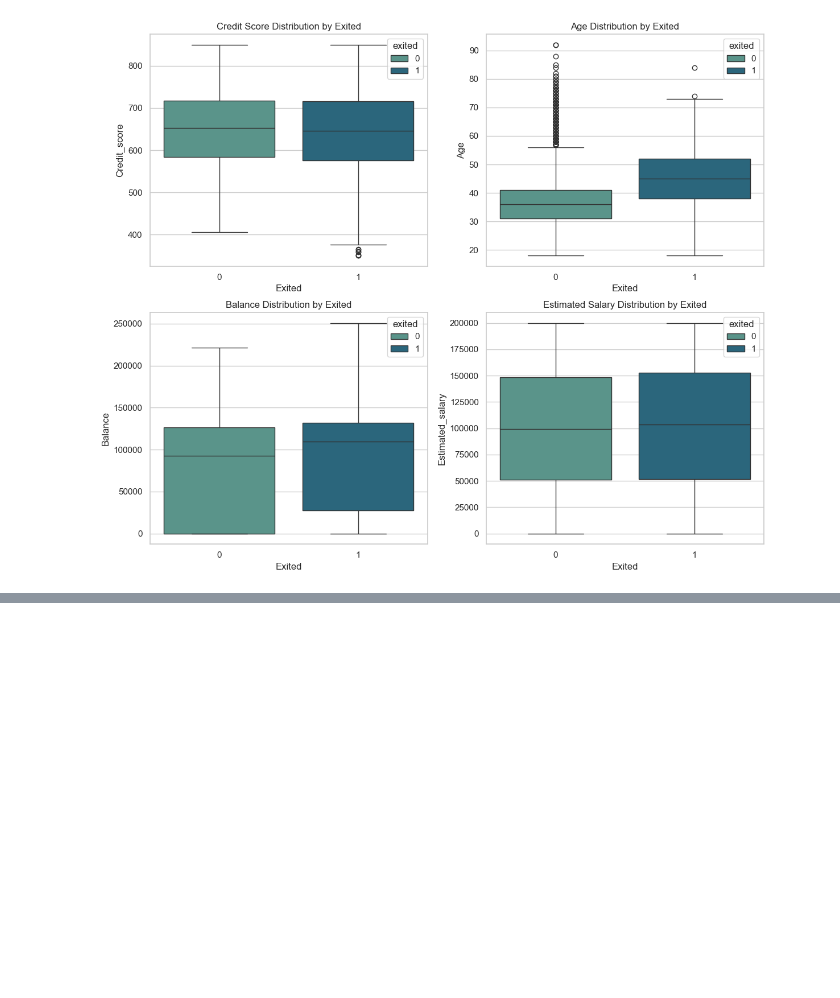
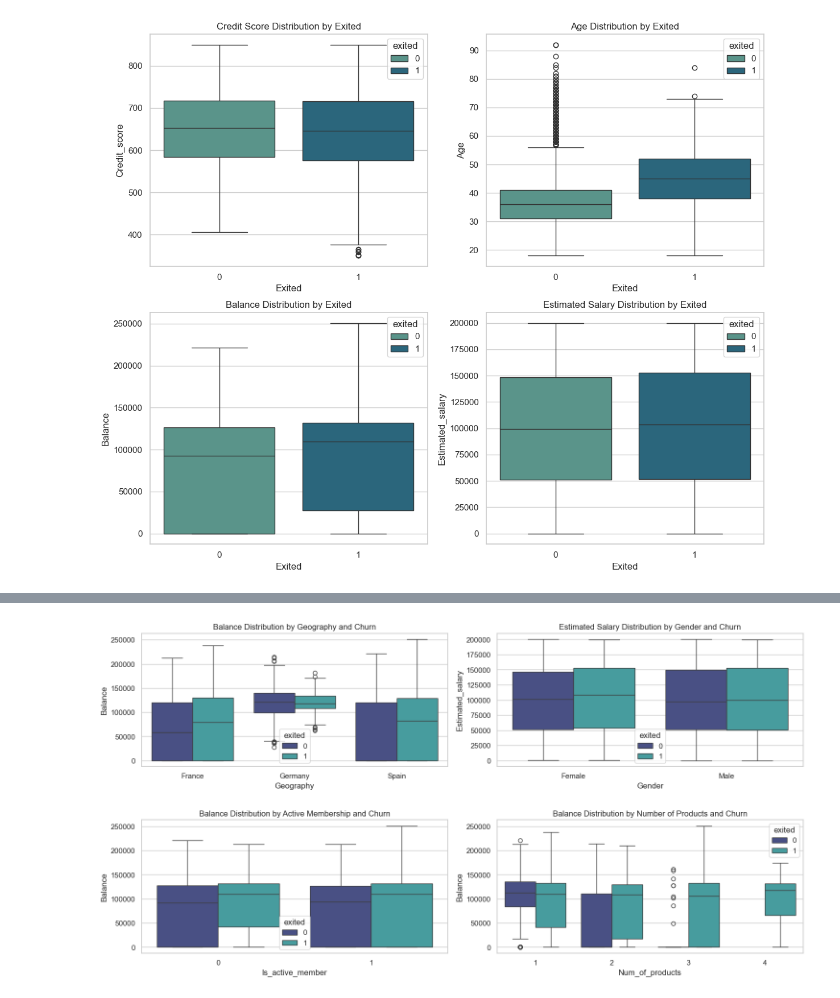
Before and after one commit to azamKhattak24/Customer_Churn_Prediction, a Jupyter notebook: notebooks/customerChurnPrediction.ipynb, the cells around one changed output, grey strips where cells are left out. Saved outputs shown, nothing was run; the diff lists cells and outputs as text; code cells hidden in the pictures; blank space fills up the shorter version.

Commit message:
Balance distribution by Geography and churn done

```diff
--- a/notebooks/customerChurnPrediction.ipynb
+++ b/notebooks/customerChurnPrediction.ipynb
@@ -909,0 +928,37 @@ plot_boxplots_with_target(customers_train, continuous_vars, target_col='exited',
+# %%
+def plot_categorical_boxplots_with_target(df, categorical_vars, continuous_vars, target_col, titles, figsize=(15, 15)):
+
+    # Set up the figure size
+    plt.figure(figsize=figsize)
+
+    # Determine the number of rows and columns needed for the subplots
+    n_cols = 2  # Number of plots in each row
+    n_rows = len(categorical_vars)  # One plot per categorical variable
+
+    # Loop through the categorical variables and their corresponding continuous variables
+    for i, (cat_var, cont_var, title) in enumerate(zip(categorical_vars, continuous_vars, titles)):
+        plt.subplot(n_rows, n_cols, i + 1)
+        sns.boxplot(data=df, x=cat_var, y=cont_var, hue=target_col, palette="mako")
+        plt.title(title)
+        plt.xlabel(cat_var.capitalize())
+        plt.ylabel(cont_var.capitalize())
+
+    # Adjust layout for better spacing
+    plt.tight_layout()
+    plt.subplots_adjust(hspace=0.4)
+    plt.show()
+# %%
+# Variables to analyze
+categorical_vars = ['geography', 'gender', 'is_active_member', 'num_of_products']
+continuous_vars = ['balance', 'estimated_salary', 'balance', 'balance']
+titles = [
+    'Balance Distribution by Geography and Churn',
+    'Estimated Salary Distribution by Gender and Churn',
+    'Balance Distribution by Active Membership and Churn',
+    'Balance Distribution by Number of Products and Churn'
+]
+
+# Call the function
+plot_categorical_boxplots_with_target(customers_train, categorical_vars, continuous_vars, target_col='exited', titles=titles)
+# %% [output]
+[figure, added]
```
Also changed, not shown: parts of 8 cells of this notebook.
